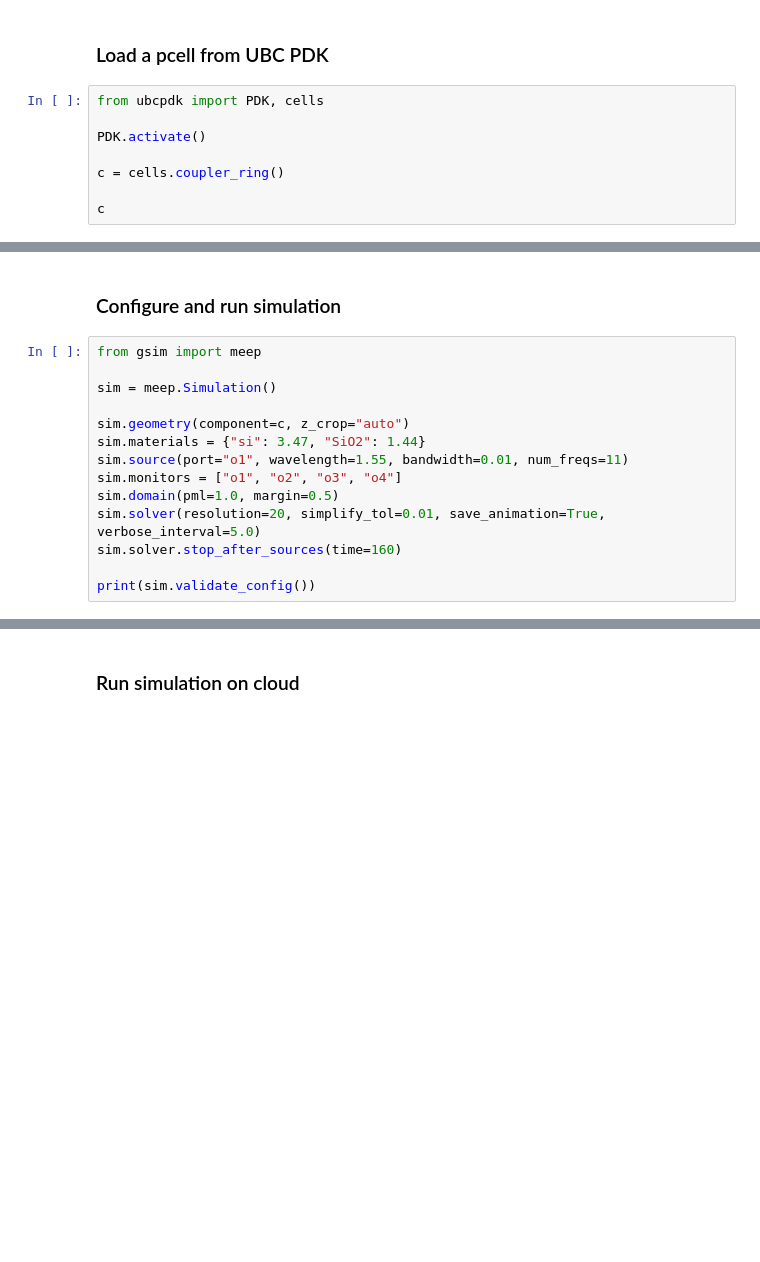
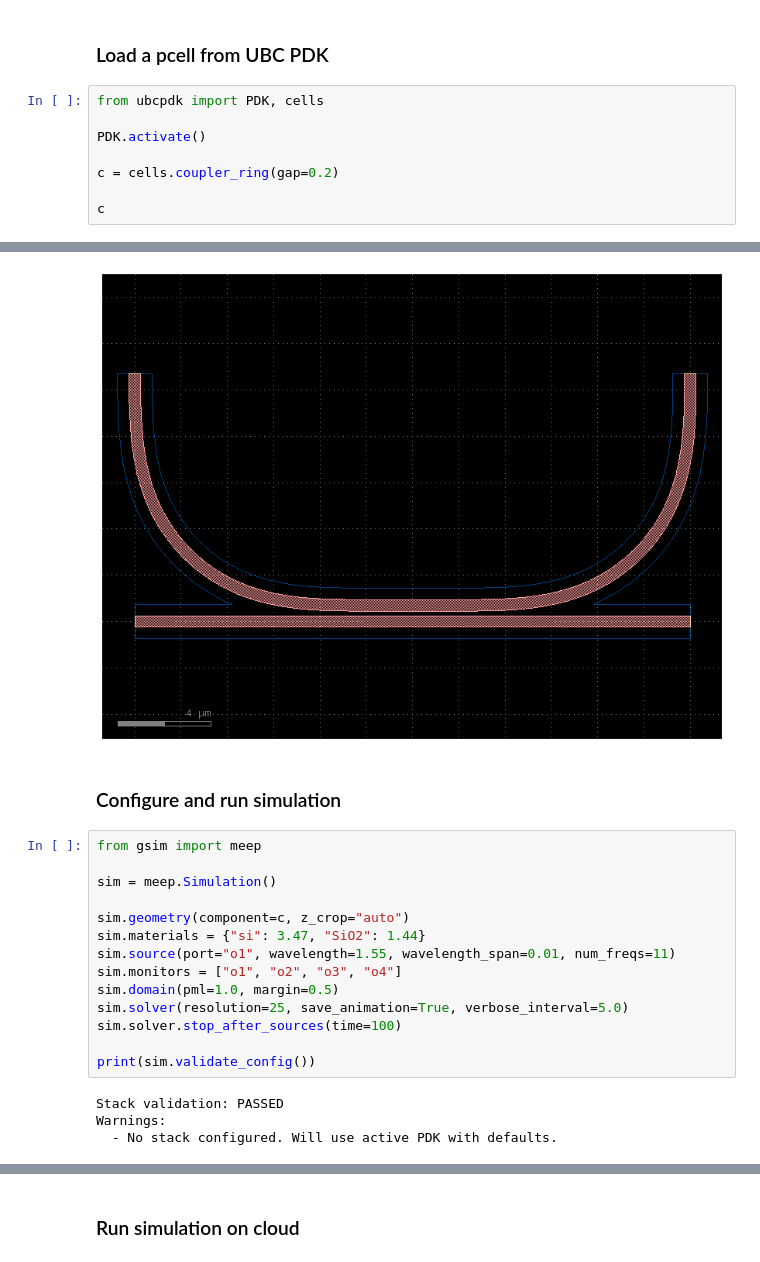
Before and after one commit to gdsfactory/gsim, a Jupyter notebook: nbs/meep_ring_coupler.ipynb, the cells around one changed output, grey strips where cells are left out. Saved outputs shown, nothing was run; the diff lists cells and outputs as text; blank space fills up the shorter version.

```diff
--- a/nbs/meep_ring_coupler.ipynb
+++ b/nbs/meep_ring_coupler.ipynb
@@ -14,6 +14,7 @@ from ubcpdk import PDK, cells
 
 PDK.activate()
 
-c = cells.coupler_ring()
+c = cells.coupler_ring(gap=0.2)
 
 c
+# %% [output]
@@ -20,3 +30,4 @@ c
+[figure, added]
 # %% [markdown]
 ### Configure and run simulation
 # %%
@@ -26,12 +37,16 @@ sim = meep.Simulation()
 
 sim.geometry(component=c, z_crop="auto")
 sim.materials = {"si": 3.47, "SiO2": 1.44}
-sim.source(port="o1", wavelength=1.55, bandwidth=0.01, num_freqs=11)
+sim.source(port="o1", wavelength=1.55, wavelength_span=0.01, num_freqs=11)
 sim.monitors = ["o1", "o2", "o3", "o4"]
 sim.domain(pml=1.0, margin=0.5)
-sim.solver(resolution=20, simplify_tol=0.01, save_animation=True, verbose_interval=5.0)
-sim.solver.stop_after_sources(time=160)
+sim.solver(resolution=25, save_animation=True, verbose_interval=5.0)
+sim.solver.stop_after_sources(time=100)
 
 print(sim.validate_config())
+# %% [output]
+Stack validation: PASSED
+Warnings:
+  - No stack configured. Will use active PDK with defaults.
 # %%
 sim.plot_2d(slices="xyz")
```
Also changed, not shown: parts of 5 cells of this notebook, 18 other files.
